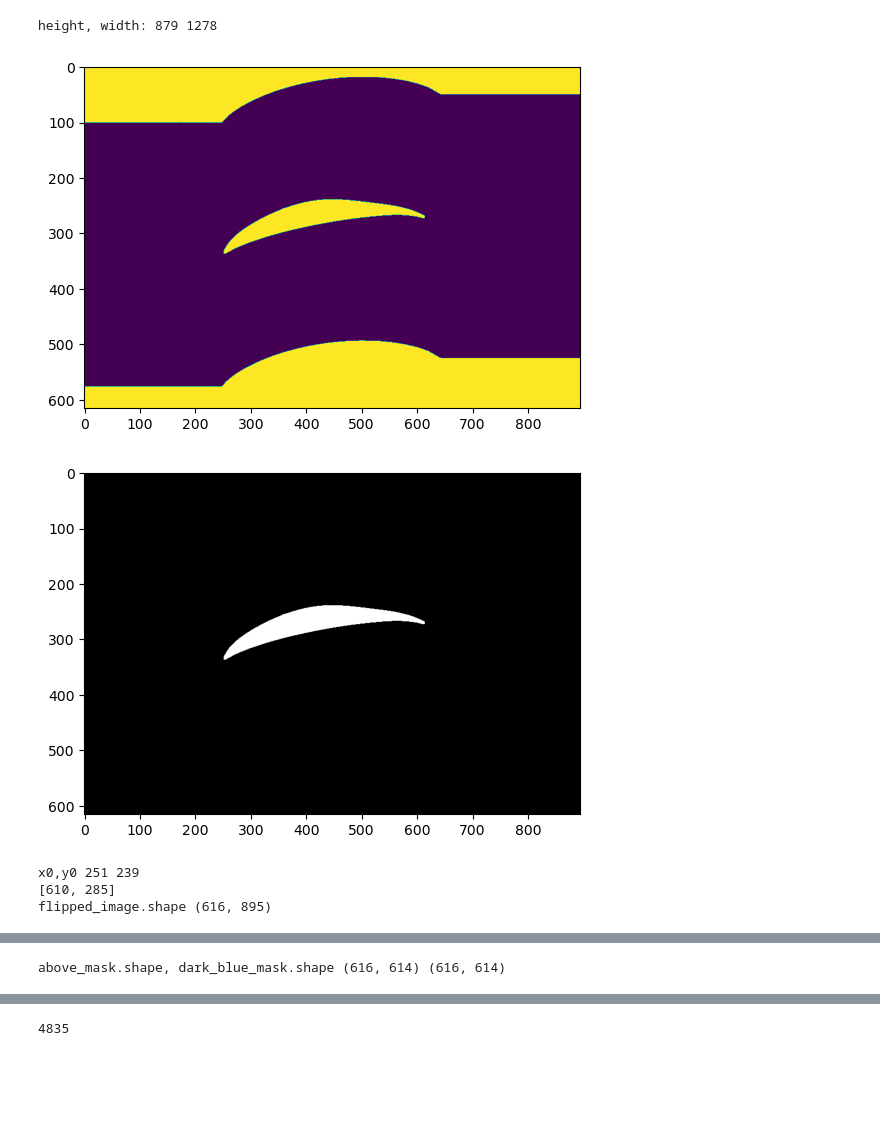
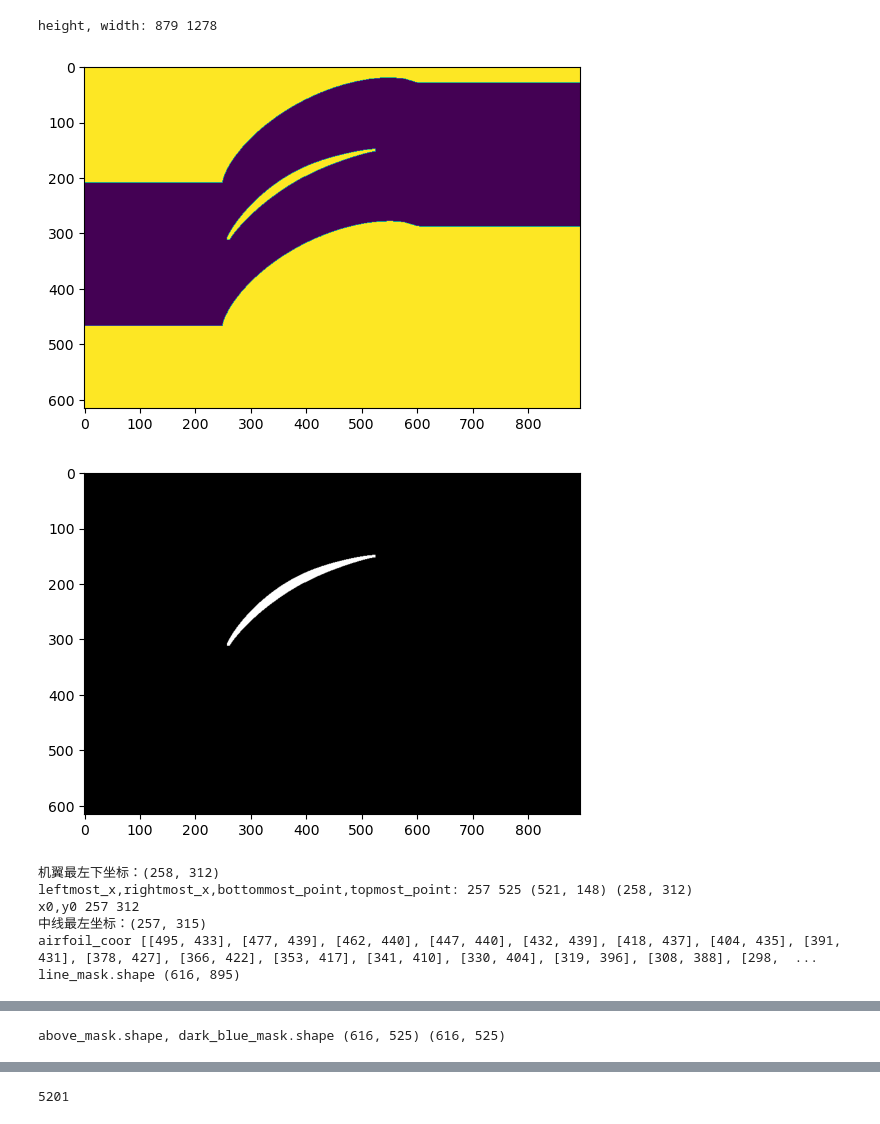
Before and after one commit to Perilla000leaves/Analytics_Vidhya, a Jupyter notebook: airfoil-cv.ipynb, the cells around one changed output, grey strips where cells are left out. Cells and saved outputs as stored; diff of their text form; code cells hidden in the pictures; blank space fills up the shorter version.

Commit message:
Kaggle Notebook | airfoil cv  | Version 10

```diff
--- a/airfoil-cv.ipynb
+++ b/airfoil-cv.ipynb
@@ -20,13 +20,13 @@ def calculate_area(contours,image4,file_path):
     bottommost_point = tuple(contour[contour[:, :, 1].argmin()][0])
     topmost_point = tuple(contour[contour[:, :, 1].argmax()][0])
     airfoil_height = topmost_point[1]-bottommost_point[1]
-#     print("leftmost_x,rightmost_x:",leftmost_x,rightmost_x)
+    print("leftmost_x,rightmost_x,bottommost_point,topmost_point:",leftmost_x,rightmost_x,bottommost_point,topmost_point)
     image_crop=image4[:,:rightmost_x]
     # 获取图像的高度和宽度
     height, width = image4.shape[:2]
 
 
-    above_mask = draw_above_mask(image4,file_path,leftmost_x,bottommost_point[1],airfoil_width,airfoil_height, width,height)
+    above_mask = draw_above_mask(image4,file_path,leftmost_x,topmost_point[1],airfoil_width,airfoil_height, width,height)
     above_mask = above_mask[:,:rightmost_x]
     # 将图像转换为HSV颜色空间
     hsv = cv2.cvtColor(image_crop, cv2.COLOR_BGR2HSV)
@@ -37,6 +37,15 @@ def calculate_area(contours,image4,file_path):
 
     # 创建深蓝色掩码
     dark_blue_mask = cv2.inRange(hsv, lower_dark_blue, upper_dark_blue)
+
+        # 创建一个新的图形
+    plt.figure()
+
+    # 将图像显示在图形中
+    plt.imshow(dark_blue_mask)
+
+    # 显示图形
+    plt.show()
 
     print("above_mask.shape, dark_blue_mask.shape",above_mask.shape, dark_blue_mask.shape)
     # 与深蓝色区域的掩膜进行按位与操作，获取线上方的深蓝色区域
@@ -116,6 +125,17 @@ def capture_airfoil(file_path):
             # 显示图形
             plt.show()
 
+            gray_mask = cv2.cvtColor(region_image, cv2.COLOR_BGR2GRAY)
+
+            # 获取非零像素坐标
+            non_zero_pixels = cv2.findNonZero(gray_mask)
+
+            # 获取最左边和最下边的坐标
+            left_x = np.min(non_zero_pixels[:,:,0])
+            bottom_y = np.max(non_zero_pixels[:,:,1])
+
+            print("机翼最左下坐标：({}, {})".format(left_x, bottom_y))
+
 
     # 使用Canny边缘检测
     edges = cv2.Canny(region_image, 100, 200)
@@ -176,11 +199,14 @@ glob.glob("/kaggle/input/airfoil-geo/*")
 # %%
 image4 = cv2.imread("/kaggle/input/flowfieldpic/Pic/case1-100.png")
 
-capture_airfoil("/kaggle/input/flowfieldpic/Pic/case102-240.png")
+capture_airfoil("/kaggle/input/flowfieldpic/Pic/case411-175.png")
 # %% [output]
 height, width: 879 1278
-[figure, old version]
+[figure, new version]
-[figure, old version]
+[figure, new version]
-x0,y0 251 239
-[610, 285]
-flipped_image.shape (616, 895)
+机翼最左下坐标：(258, 312)
+leftmost_x,rightmost_x,bottommost_point,topmost_point: 257 525 (521, 148) (258, 312)
+x0,y0 257 312
+中线最左坐标：(257, 315)
+airfoil_coor [[495, 433], [477, 439], [462, 440], [447, 440], [432, 439], [418, 437], [404, 435], [391, 431], [378, 427], [366, 422], [353, 417], [341, 410], [330, 404], [319, 396], [308, 388], [298,  ...
+line_mask.shape (616, 895)
@@ -188 +215 @@ flipped_image.shape (616, 895)
-above_mask.shape, dark_blue_mask.shape (616, 614) (616, 614)
+above_mask.shape, dark_blue_mask.shape (616, 525) (616, 525)
@@ -190,4 +217,4 @@ above_mask.shape, dark_blue_mask.shape (616, 614) (616, 614)
-4835
+5201
 # %%
 import os
 import glob
```
Also changed, not shown: parts of 2 cells of this notebook.
